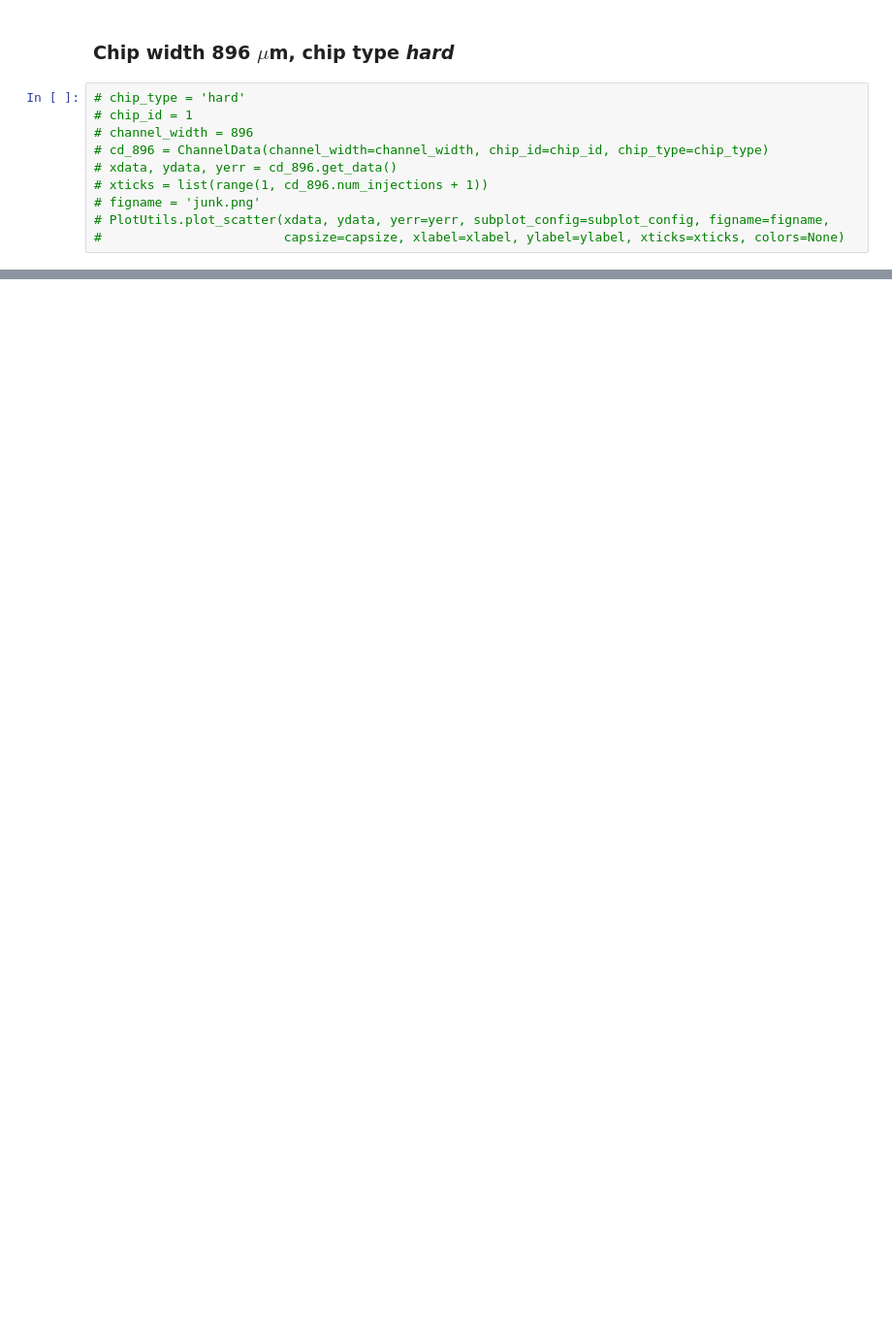
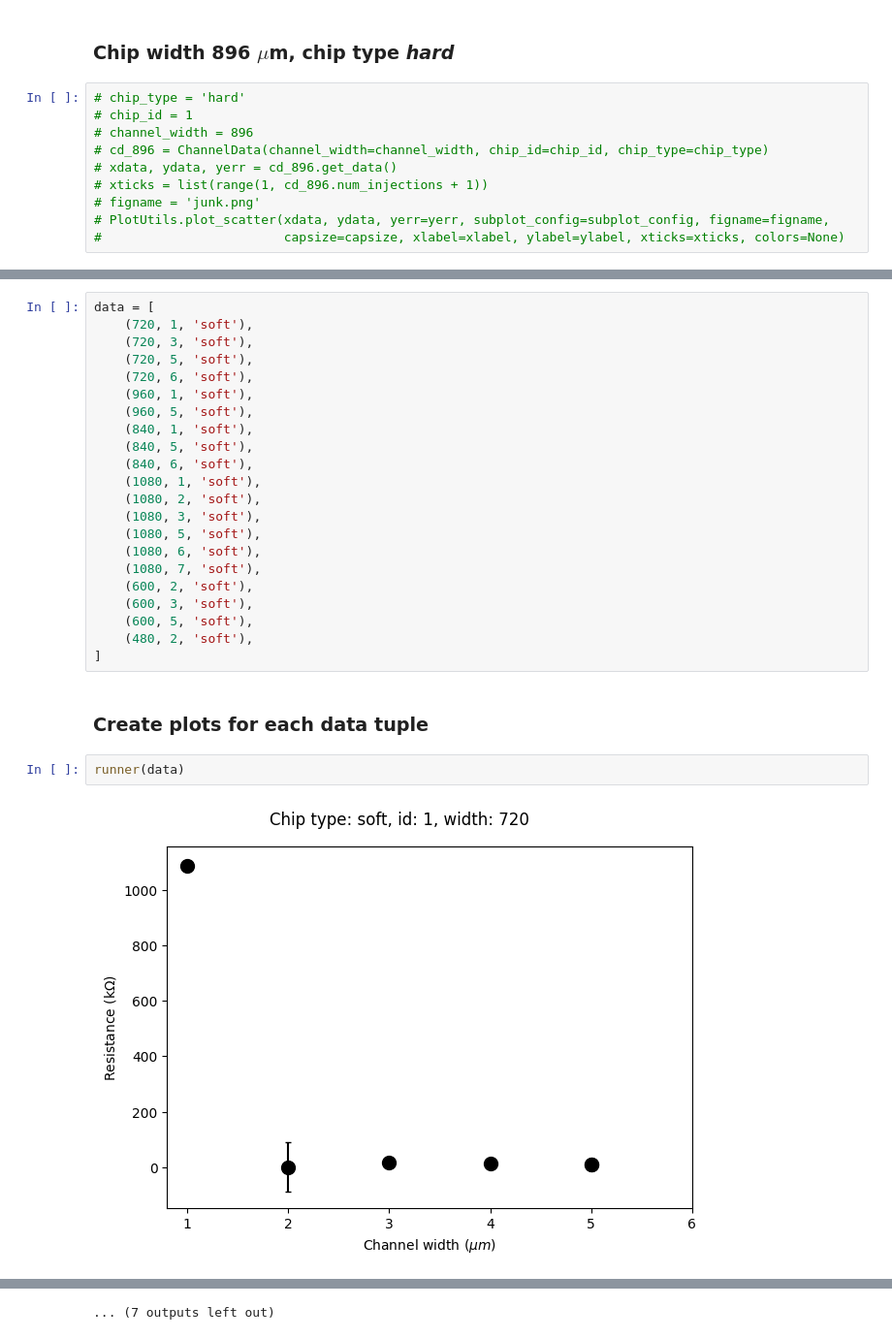
Before and after one commit to mkrause-nps/artificial-muscle, a Jupyter notebook: jupyter_notebooks/analise_thesis.ipynb, the cells around one changed output, grey strips where cells are left out. Shown at 97% size. Saved outputs shown, nothing was run; the diff lists cells and outputs as text; blank space fills up the shorter version.

```diff
--- a/jupyter_notebooks/analise_thesis.ipynb
+++ b/jupyter_notebooks/analise_thesis.ipynb
@@ -185,0 +267,28 @@ printing: chip_id_3_type_hard_width_996_weighted_data.png
+# %%
+data = [
+    (720, 1, 'soft'),
+    (720, 3, 'soft'),
+    (720, 5, 'soft'),
+    (720, 6, 'soft'),
+    (960, 1, 'soft'),
+    (960, 5, 'soft'),
+    (840, 1, 'soft'),
+    (840, 5, 'soft'),
+    (840, 6, 'soft'),
+    (1080, 1, 'soft'),
+    (1080, 2, 'soft'),
+    (1080, 3, 'soft'),
+    (1080, 5, 'soft'),
+    (1080, 6, 'soft'),
+    (1080, 7, 'soft'),
+    (600, 2, 'soft'),
+    (600, 3, 'soft'),
+    (600, 5, 'soft'),
+    (480, 2, 'soft'),
+]
+# %% [markdown]
+### Create plots for each data tuple
+# %%
+runner(data)
+# %% [output]
+[figure, added]
@@ -185,0 +306 @@ printing: chip_id_3_type_hard_width_996_weighted_data.png
+... (7 outputs left out)
```
Also changed, not shown: parts of 26 cells of this notebook.
